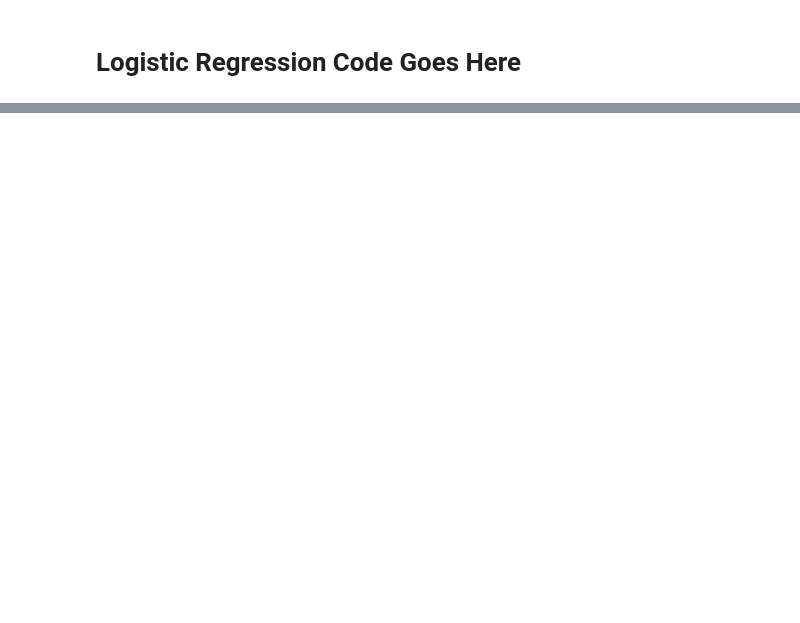
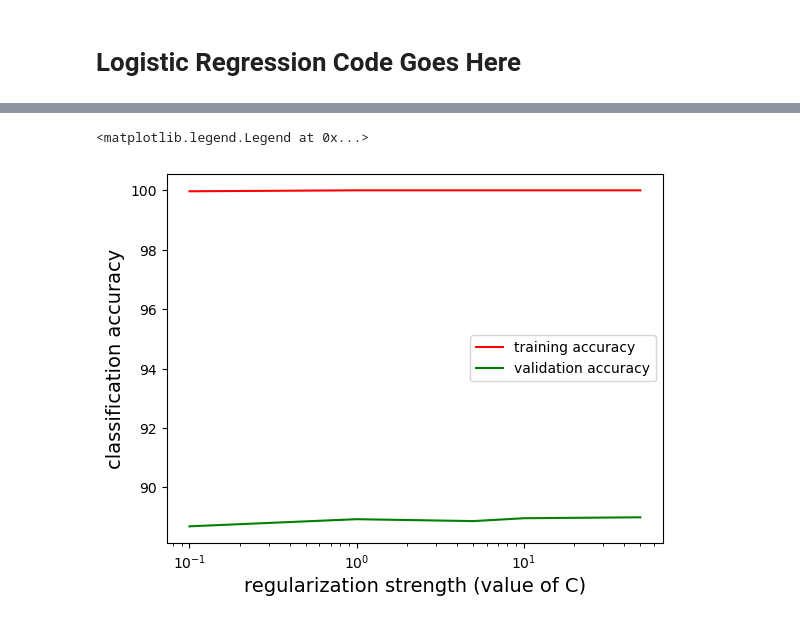
Before and after one commit to souzenkhan/CS-178-Movie-Project, a Jupyter notebook: project/logistic_regression.ipynb, the cells around one changed output, grey strips where cells are left out. Saved outputs shown, nothing was run; the diff lists cells and outputs as text; code cells hidden in the pictures; blank space fills up the shorter version.

```diff
--- a/project/logistic_regression.ipynb
+++ b/project/logistic_regression.ipynb
@@ -71,0 +152,30 @@ doesn't really care about the line breaks
+# %%
+tr_acc_points_per_C = []
+va_acc_points_per_C = []
+
+cs = [0.1, 1, 5, 10, 50]
+
+for c in cs:
+    classifier = LogisticRegression(penalty = 'l2', solver = 'liblinear', C = c, fit_intercept = True)
+    classifier.fit(X_tr, y_tr)
+
+    tr_y_pred = classifier.predict(X_tr)
+    va_y_pred = classifier.predict(X_va)
+
+    tr_acc = classifier.score(X_tr, y_tr) * 100
+    va_acc = classifier.score(X_va, y_va) * 100
+
+    tr_acc_points_per_C.append(tr_acc)
+    va_acc_points_per_C.append(va_acc)
+
+fig, axes = plt.subplots()
+axes.semilogx(cs, tr_acc_points_per_C, color='red', label='training accuracy')
+axes.semilogx(cs, va_acc_points_per_C, color='green', label='validation accuracy')
+
+axes.set_xlabel('regularization strength (value of C)', fontsize=14)
+axes.set_ylabel('classification accuracy', fontsize=14)
+
+axes.legend()
+# %% [output]
+<matplotlib.legend.Legend at 0x...>
+[figure, added]
```
Also changed, not shown: parts of 12 cells of this notebook, 2 other files.
